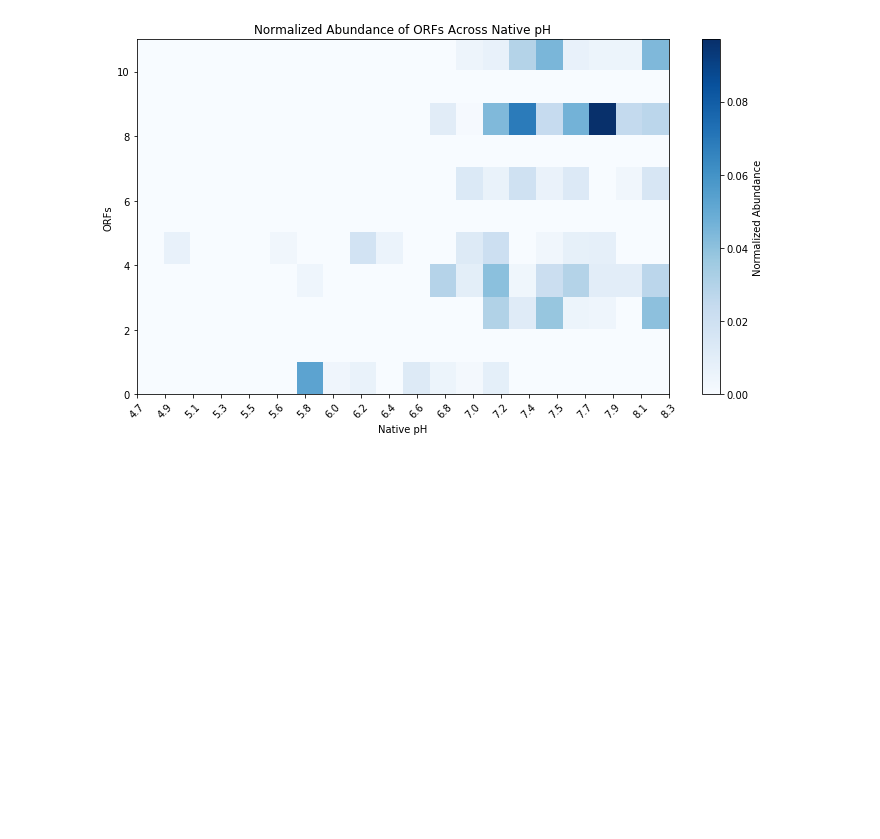
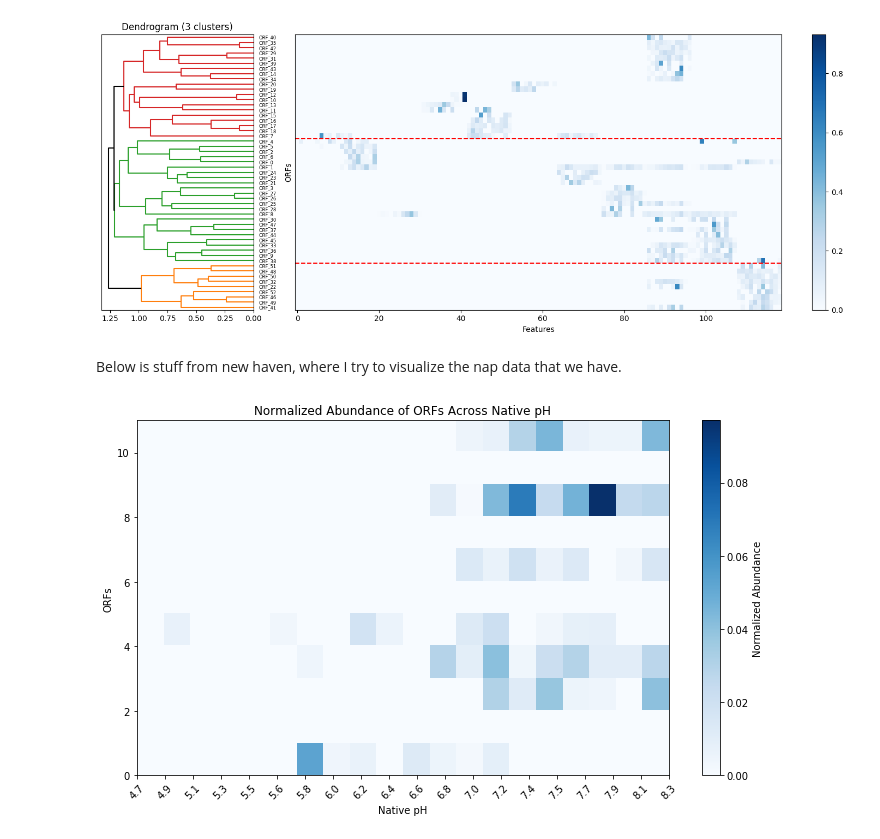
Before and after one commit to AddisonHowe/soil-metagenomics, a Jupyter notebook: organization_nap.ipynb, the cells around one changed output. Drawn from its saved outputs; the diff is of its cells as text; code cells hidden in the pictures; blank space fills up the shorter version.

```diff
--- a/organization_nap.ipynb
+++ b/organization_nap.ipynb
@@ -10,0 +107,52 @@ soils = ['Soil3', 'Soil5', 'Soil6', 'Soil9', 'Soil11', 'Soil12', 'Soil14', 'Soil
+# %%
+import numpy as np
+import matplotlib.pyplot as plt
+from scipy.cluster.hierarchy import linkage, dendrogram, fcluster, optimal_leaf_ordering
+from scipy.spatial.distance import pdist
+from sklearn.preprocessing import StandardScaler
+
+
+filtered_data = np.array(filtered_data)
+
+scaler = StandardScaler()
+data_scaled = scaler.fit_transform(filtered_data)
+
+#Hierarchical clustering
+Z = linkage(data_scaled, method='complete', metric='correlation')
+Z_optimal = optimal_leaf_ordering(Z, pdist(data_scaled, metric='correlation'))
+
+
+n_clusters = 3
+clusters = fcluster(Z_optimal, t=n_clusters, criterion='maxclust')
+
+#leaf ordering
+dendro = dendrogram(Z_optimal, no_plot=True)
+leaf_indices = dendro['leaves']
+
+
+fig, (ax1, ax2) = plt.subplots(1, 2, figsize=(15, 6), gridspec_kw={'width_ratios': [1, 4]})
+
+
+dendrogram(Z_optimal, orientation='left', ax=ax1,
+           color_threshold=max(Z_optimal[-n_clusters+1, 2], 0.1),
+           above_threshold_color='k',
+           labels=[f"ORF_{i}" for i in range(len(filtered_data))])
+
+ax1.set_title(f'Dendrogram ({n_clusters} clusters)')
+
+im = ax2.imshow(filtered_data[leaf_indices], aspect='auto', cmap='Blues',
+                interpolation='nearest', origin = 'lower')
+plt.colorbar(im, ax=ax2)
+
+#boundaries
+boundaries = np.where(np.diff(clusters[leaf_indices]))[0]
+for b in boundaries:
+    ax2.axhline(b+0.5, color='red', linestyle='--')
+
+ax2.set_xlabel('Features')
+ax2.set_ylabel('ORFs')
+ax2.set_yticks([])
+plt.tight_layout()
+plt.show()
+# %% [output]
+[figure, added]
@@ -11,3 +190,5 @@ soils = ['Soil3', 'Soil5', 'Soil6', 'Soil9', 'Soil11', 'Soil12', 'Soil14', 'Soil
+# %% [markdown]
+Below is stuff from new haven, where I try to visualize the nap data that we have.
 # %%
 #For T0, build a plot with rows which are cluster IDs and columns which are Native pH
 ORFs = find_orfs(get_filepath('T0', 'annotation'), 'K02567')
```
Also changed, not shown: parts of 4 cells of this notebook, 28 other files.
